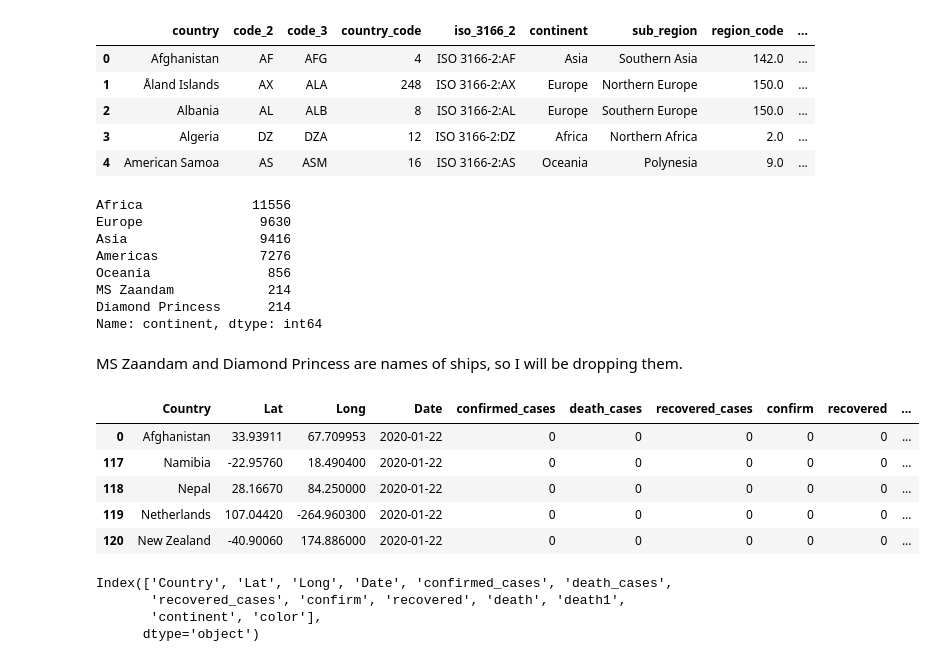
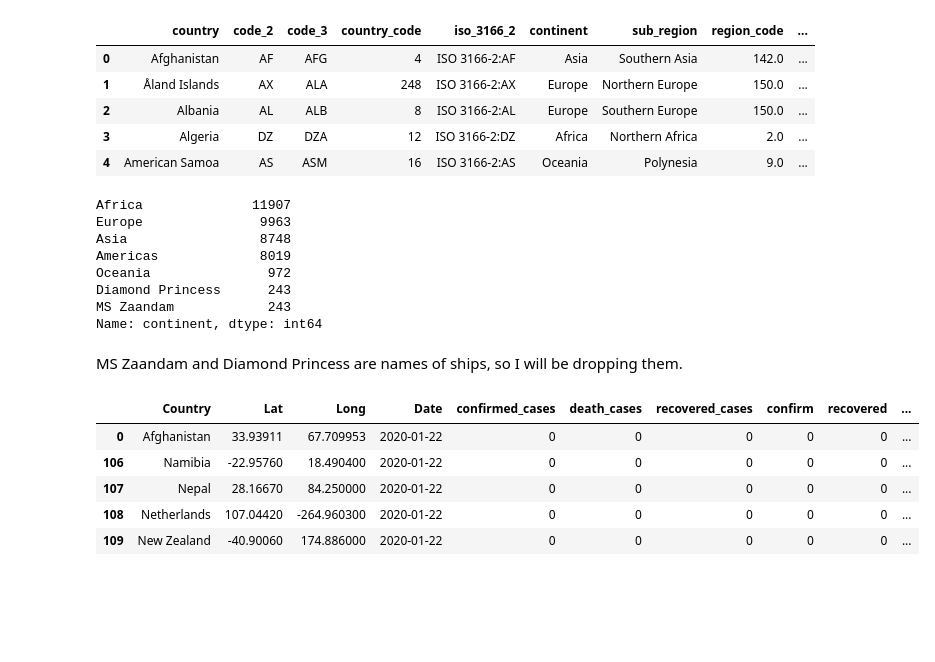
Before and after one commit to francisatoyebi/corona-bokeh, a Jupyter notebook: Testing.ipynb, the cells around one changed output. Drawn from its saved outputs; the diff is of its cells as text; code cells hidden in the pictures; blank space fills up the shorter version.

```diff
--- a/Testing.ipynb
+++ b/Testing.ipynb
@@ -1,12 +84,4 @@
 # %%
-#Importing necessary libraries
-
-import requests
-from bs4 import BeautifulSoup
-
-import pandas as pd
-import numpy as np
-
 #Url to the John Hopkins DataSet for number of confirmed cases
 url1 = 'https://github.com/CSSEGISandData/COVID-19/blob/master/csse_covid_19_data/csse_covid_19_time_series/time_series_covid19_confirmed_global.csv'
 
@@ -81,6 +156,7 @@ def scrape(i, value):
 
     #creating a function to convert the date column to an appropriate format
     def correctd(a):
+        '''Correcting some errors in the date column'''
         a = a.split('/')
         a[-1] = str(2020)
         a = '/'.join(a)
@@ -117,8 +193,11 @@ def cleaner(i):
 df['Country'] = df['Country'].apply(cleaner)
 
 def formater(a):
+    '''Converts python numbers to numbers with delimeter in right places. So 12345 becomes 12,345'''
     a = int(a)
     return format(a, ',d')
+
+df['Date'] = pd.to_datetime(df['Date'])
 
 df['confirm'] = df['confirmed_cases'].apply(formater)
 
@@ -240,8 +309,9 @@ continent.head()
 continent_dict = {} #Creating an empty dict for easy mapping
 
 # a for loop to fill up the empty dictionary with countries and their respective continent for easy mapping
-for i in continent['country']:
-    cont = continent[continent['country']==i]['continent']
+
+for country in continent['country']:
+    cont = continent[continent['country']==country]['continent']
     c = cont.values[0]
-    continent_dict[i] = c
+    continent_dict[country] = c
 # %%
@@ -258,13 +330,13 @@ continent_dict.update(update)
 df['continent'] = df['Country'].replace(continent_dict)
 print(df['continent'].value_counts())
 # %% [output]
-Africa              11556
-Europe               9630
-Asia                 9416
-Americas             7276
-Oceania               856
-MS Zaandam            214
-Diamond Princess      214
+Africa              11907
+Europe               9963
+Asia                 8748
+Americas             8019
+Oceania               972
+Diamond Princess      243
+MS Zaandam            243
 Name: continent, dtype: int64
 # %% [markdown]
 MS Zaandam and Diamond Princess are names of ships, so I will be dropping them.
@@ -277,24 +347,17 @@ df['Date'] = pd.to_datetime(df['Date'])
 # %%
 palet = ['cyan','red','orange','navy', 'green']
 valu = list(df['continent'].value_counts().index)
-d = {}
-for k, v in zip(valu,palet):
-        d[k] = v
+color_dict = {}
+for index, value in zip(valu,palet):
+        color_dict[index] = value
 
 df['color'] = df['continent'].copy()
-df['color'] = df['color'].replace(d)
+df['color'] = df['color'].replace(color_dict)
 df.head()
 # %% [output]
 |  | Country | Lat | Long | Date | confirmed_cases | death_cases | recovered_cases | confirm | recovered | ... |
 | 0 | Afghanistan | 33.93911 | 67.709953 | 2020-01-22 | 0 | 0 | 0 | 0 | 0 | ... |
-| 117 | Namibia | -22.95760 | 18.490400 | 2020-01-22 | 0 | 0 | 0 | 0 | 0 | ... |
-| 118 | Nepal | 28.16670 | 84.250000 | 2020-01-22 | 0 | 0 | 0 | 0 | 0 | ... |
-| 119 | Netherlands | 107.04420 | -264.960300 | 2020-01-22 | 0 | 0 | 0 | 0 | 0 | ... |
-| 120 | New Zealand | -40.90060 | 174.886000 | 2020-01-22 | 0 | 0 | 0 | 0 | 0 | ... |
+| 106 | Namibia | -22.95760 | 18.490400 | 2020-01-22 | 0 | 0 | 0 | 0 | 0 | ... |
+| 107 | Nepal | 28.16670 | 84.250000 | 2020-01-22 | 0 | 0 | 0 | 0 | 0 | ... |
+| 108 | Netherlands | 107.04420 | -264.960300 | 2020-01-22 | 0 | 0 | 0 | 0 | 0 | ... |
+| 109 | New Zealand | -40.90060 | 174.886000 | 2020-01-22 | 0 | 0 | 0 | 0 | 0 | ... |
-# %%
-df.columns
-# %% [output]
-Index(['Country', 'Lat', 'Long', 'Date', 'confirmed_cases', 'death_cases',
-       'recovered_cases', 'confirm', 'recovered', 'death', 'death1',
-       'continent', 'color'],
-      dtype='object')
```
Also changed, not shown: parts of 65 cells of this notebook, 9 other files.
